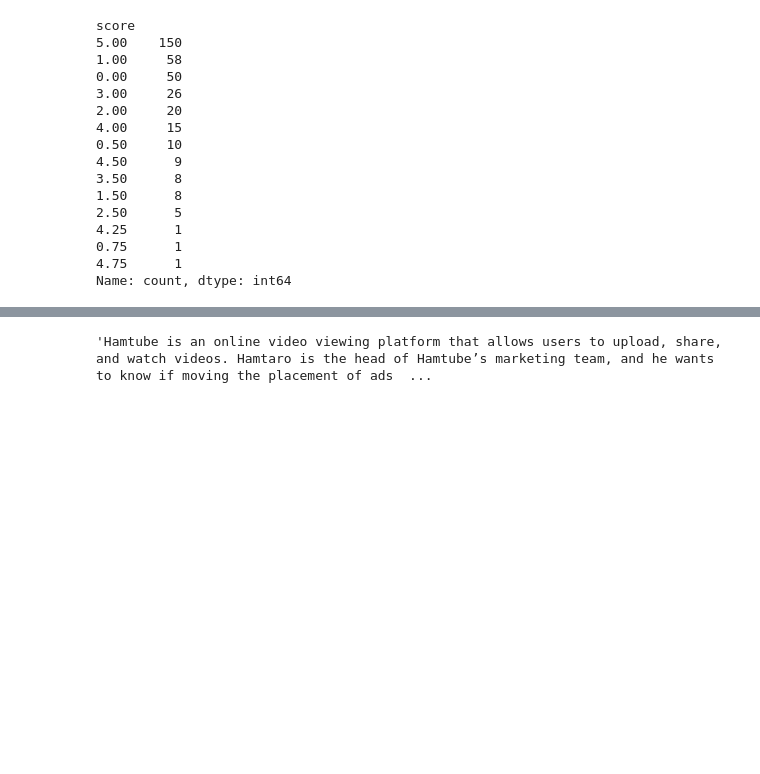
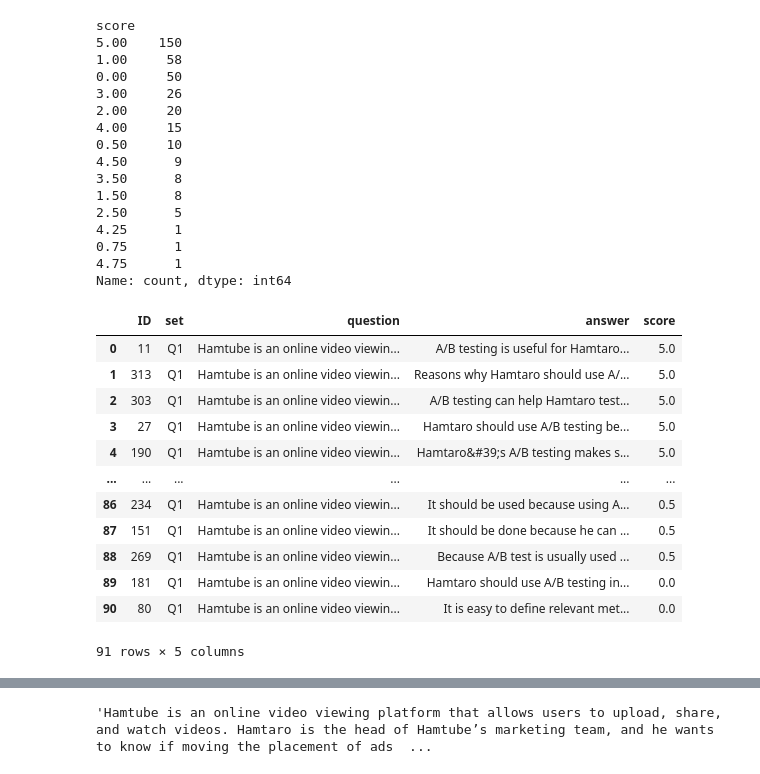
Before and after one commit to bookpanda/2110572-NLP-SYS, a Jupyter notebook: codes/midterm/midterm_prompt.ipynb, the cells around one changed output, grey strips where cells are left out. Drawn from its saved outputs; the diff is of its cells as text; code cells hidden in the pictures; blank space fills up the shorter version.

```diff
--- a/codes/midterm/midterm_prompt.ipynb
+++ b/codes/midterm/midterm_prompt.ipynb
@@ -102,12 +102,28 @@ score
 4.75      1
 Name: count, dtype: int64
 # %%
-Q1_train = train_df[train_df['set'] == 'Q1']
-Q2_train = train_df[train_df['set'] == 'Q2']
-Q3_train = train_df[train_df['set'] == 'Q3']
-Q4_train = train_df[train_df['set'] == 'Q4']
+Q1_train = train_df[train_df['set'] == 'Q1'].sort_values('score', ascending=False).reset_index(drop=True)
+Q2_train = train_df[train_df['set'] == 'Q2'].sort_values('score', ascending=False).reset_index(drop=True)
+Q3_train = train_df[train_df['set'] == 'Q3'].sort_values('score', ascending=False).reset_index(drop=True)
+Q4_train = train_df[train_df['set'] == 'Q4'].sort_values('score', ascending=False).reset_index(drop=True)
 
 Q1_test = test_df[test_df['set'] == 'Q1']
 Q2_test = test_df[test_df['set'] == 'Q2']
 Q3_test = test_df[test_df['set'] == 'Q3']
 Q4_test = test_df[test_df['set'] == 'Q4']
+# %%
+Q1_train
+# %% [output]
+|  | ID | set | question | answer | score |
+| 0 | 11 | Q1 | Hamtube is an online video viewin... | A/B testing is useful for Hamtaro... | 5.0 |
+| 1 | 313 | Q1 | Hamtube is an online video viewin... | Reasons why Hamtaro should use A/... | 5.0 |
+| 2 | 303 | Q1 | Hamtube is an online video viewin... | A/B testing can help Hamtaro test... | 5.0 |
+| 3 | 27 | Q1 | Hamtube is an online video viewin... | Hamtaro should use A/B testing be... | 5.0 |
+| 4 | 190 | Q1 | Hamtube is an online video viewin... | Hamtaro&#39;s A/B testing makes s... | 5.0 |
+| ... | ... | ... | ... | ... | ... |
+| 86 | 234 | Q1 | Hamtube is an online video viewin... | It should be used because using A... | 0.5 |
+| 87 | 151 | Q1 | Hamtube is an online video viewin... | It should be done because he can ... | 0.5 |
+| 88 | 269 | Q1 | Hamtube is an online video viewin... | Because A/B test is usually used ... | 0.5 |
+| 89 | 181 | Q1 | Hamtube is an online video viewin... | Hamtaro should use A/B testing in... | 0.0 |
+| 90 | 80 | Q1 | Hamtube is an online video viewin... | It is easy to define relevant met... | 0.0 |
+91 rows × 5 columns
```
Also changed, not shown: parts of 9 cells of this notebook, 1 other file.
